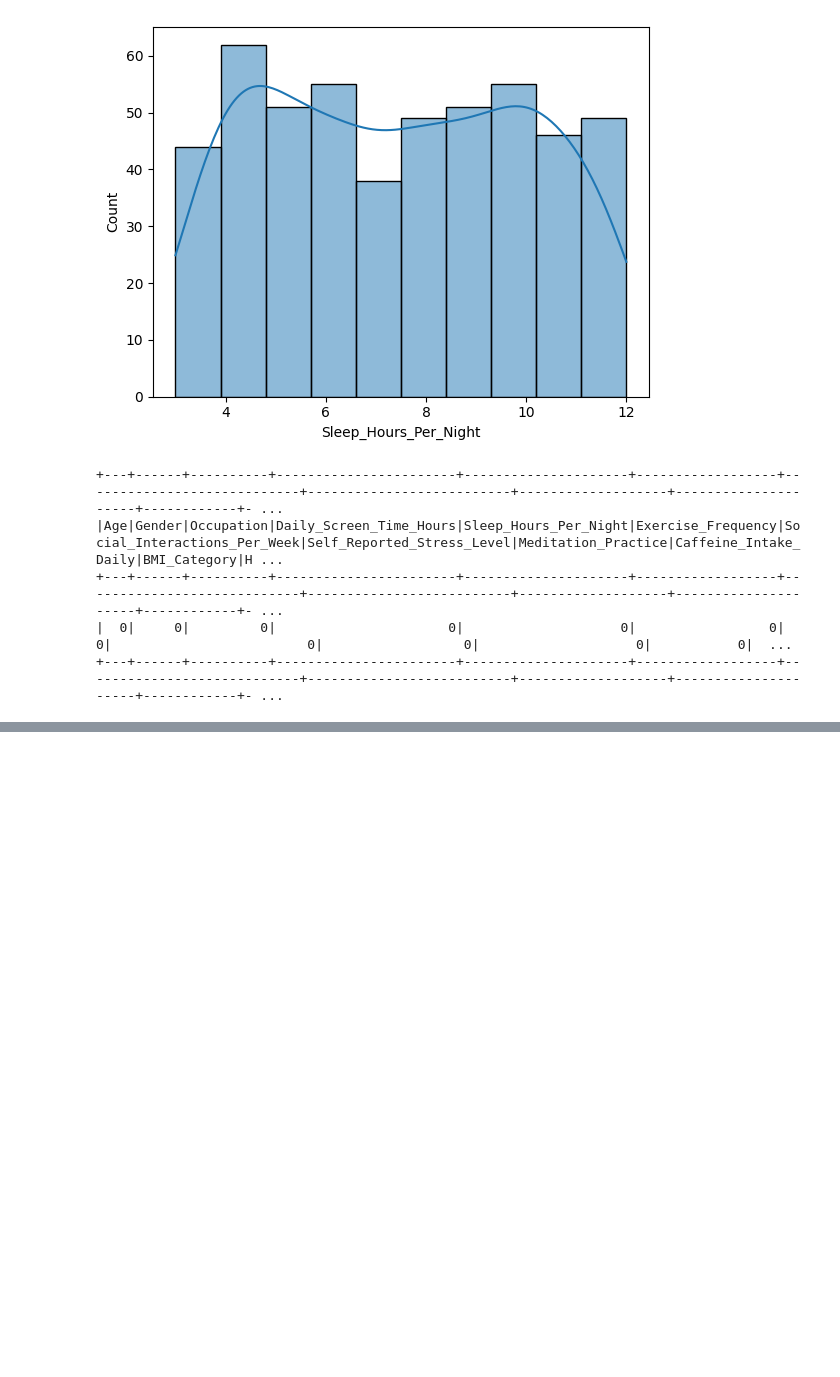
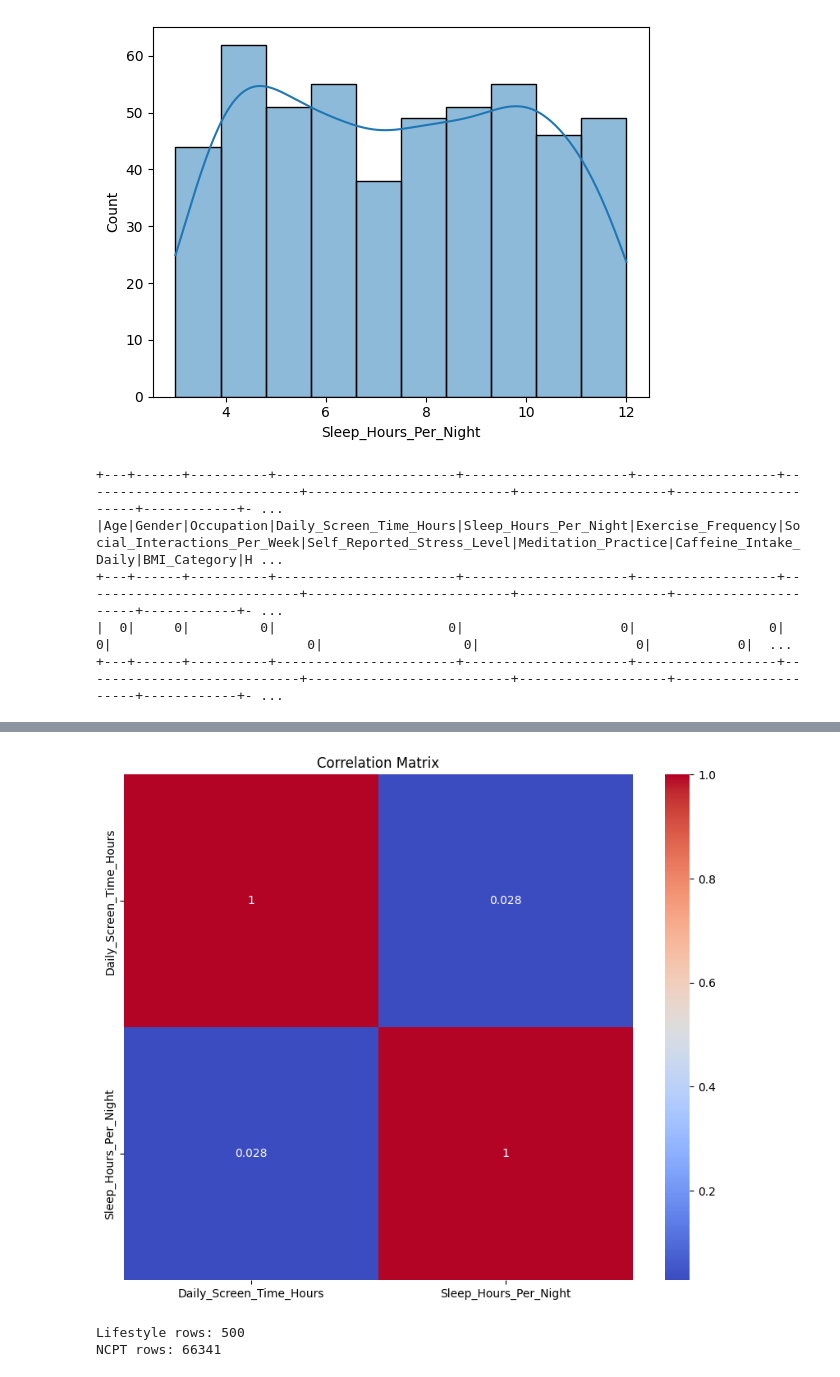
Before and after one commit to Khushba94/BDAS_iteration4, a Jupyter notebook: Iteration4_BDAS.ipynb, the cells around one changed output, grey strips where cells are left out. Saved outputs shown, nothing was run; the diff lists cells and outputs as text; code cells hidden in the pictures; blank space fills up the shorter version.

```diff
--- a/Iteration4_BDAS.ipynb
+++ b/Iteration4_BDAS.ipynb
@@ -149,0 +209,25 @@ for c in life_df.columns
+# %%
+numeric_df = life_pd.select_dtypes(include=["int64","float64"])
+
+plt.figure(figsize=(10,8))
+
+sns.heatmap(
+    numeric_df.corr(),
+    cmap="coolwarm",
+    annot=True
+)
+
+plt.title("Correlation Matrix")
+plt.show()
+# %% [output]
+[figure, added]
+# %%
+life_df = life_df.dropDuplicates()
+
+ncpt_df = ncpt_df.dropDuplicates()
+
+print("Lifestyle rows:", life_df.count())
+print("NCPT rows:", ncpt_df.count())
+# %% [output]
+Lifestyle rows: 500
+NCPT rows: 66341
```
Also changed, not shown: parts of 33 cells of this notebook.
